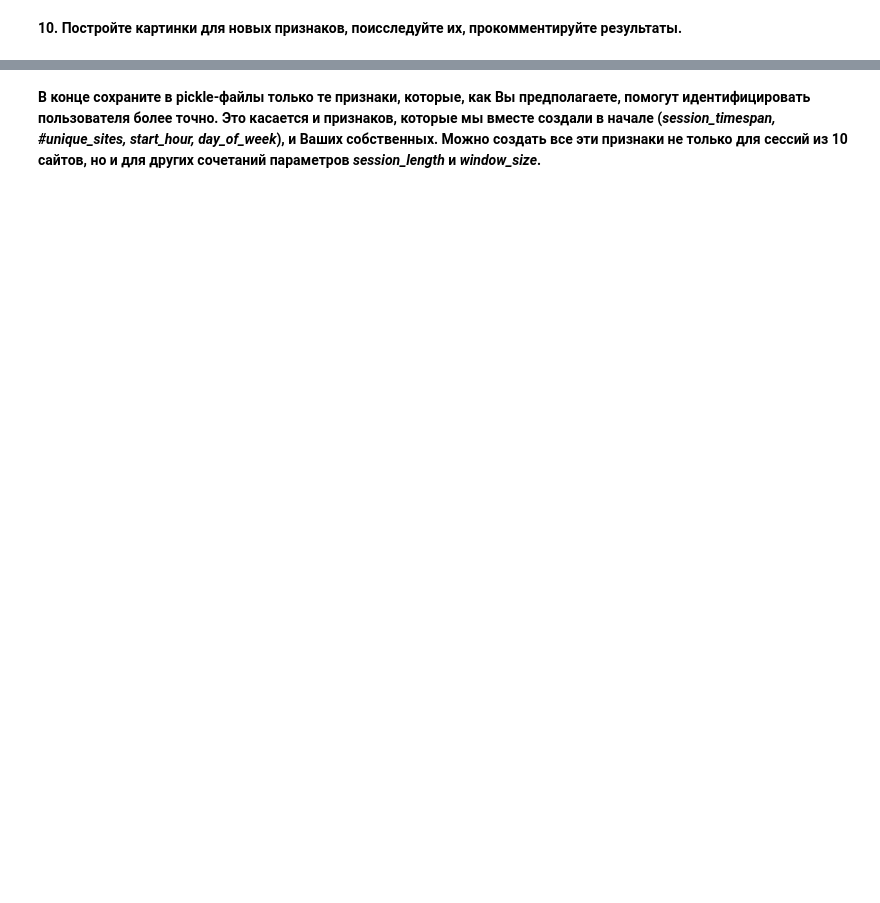
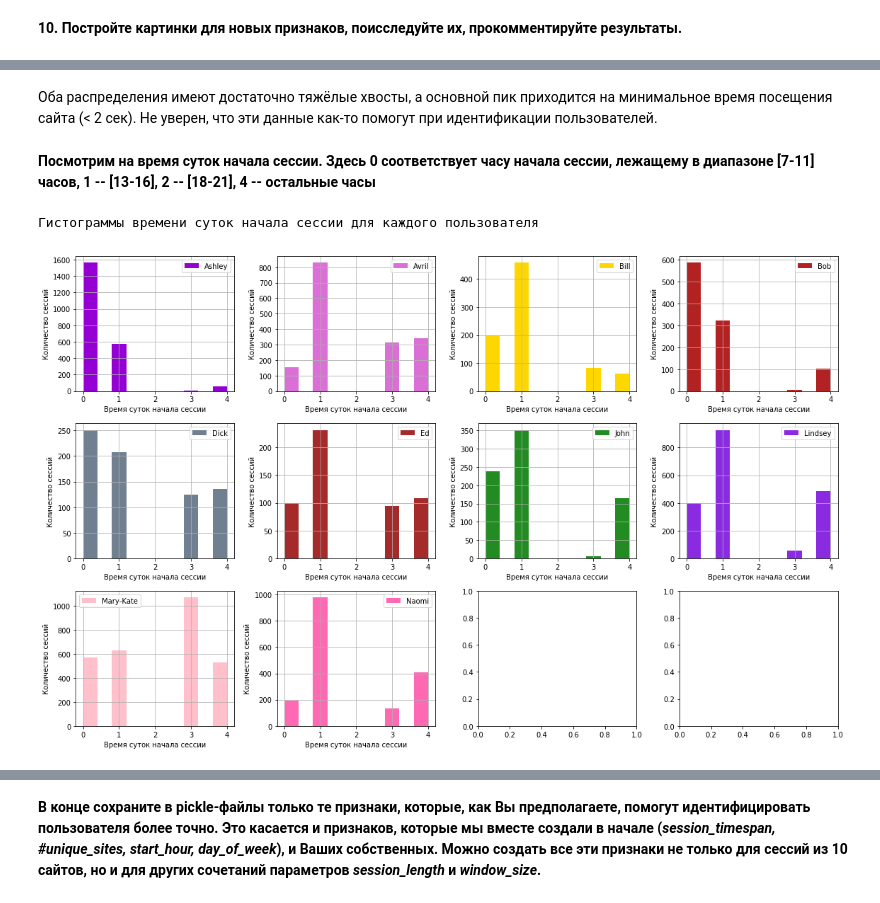
Before and after one commit to n-surkov/coursera_ml, a Jupyter notebook: solution/week3_visual_analysis_and_fe.ipynb, the cells around one changed output, grey strips where cells are left out. Cells and saved outputs as stored; diff of their text form; code cells hidden in the pictures; blank space fills up the shorter version.

```diff
--- a/solution/week3_visual_analysis_and_fe.ipynb
+++ b/solution/week3_visual_analysis_and_fe.ipynb
@@ -399,0 +426,18 @@ new_features_150users = feature_engineering ''' ВАШ КОД ЗДЕСЬ '''
+# %% [markdown]
+Оба распределения имеют достаточно тяжёлые хвосты, а основной пик приходится на минимальное время посещения сайта (< 2 сек). Не уверен, что эти данные как-то помогут при идентификации пользователей.
+# %% [markdown]
+**Посмотрим на время суток начала сессии. Здесь 0 соответствует часу начала сессии, лежащему в диапазоне [7-11] часов, 1 -- [13-16], 2 -- [18-21], 4 -- остальные часы**
+# %%
+fig, axes = plt.subplots(nrows=3, ncols=4, figsize=(16, 10))
+
+# как вариант, можно и по-другому
+for idx, (user, sub_df) in  enumerate(new_features_10users.groupby('target')):
+     sub_df['daily_aсtivity'].hist(ax=axes[idx // 4, idx % 4], color=color_dic[user], label=user)
+     axes[idx // 4, idx % 4].set(xlabel='Время суток начала сессии',
+                                 ylabel='Количество сессий')
+     axes[idx // 4, idx % 4].legend()
+fig.tight_layout()
+print('Гистограммы времени суток начала сессии для каждого пользователя')
+# %% [output]
+Гистограммы времени суток начала сессии для каждого пользователя
+[figure, added]
```
Also changed, not shown: parts of 34 cells of this notebook.
